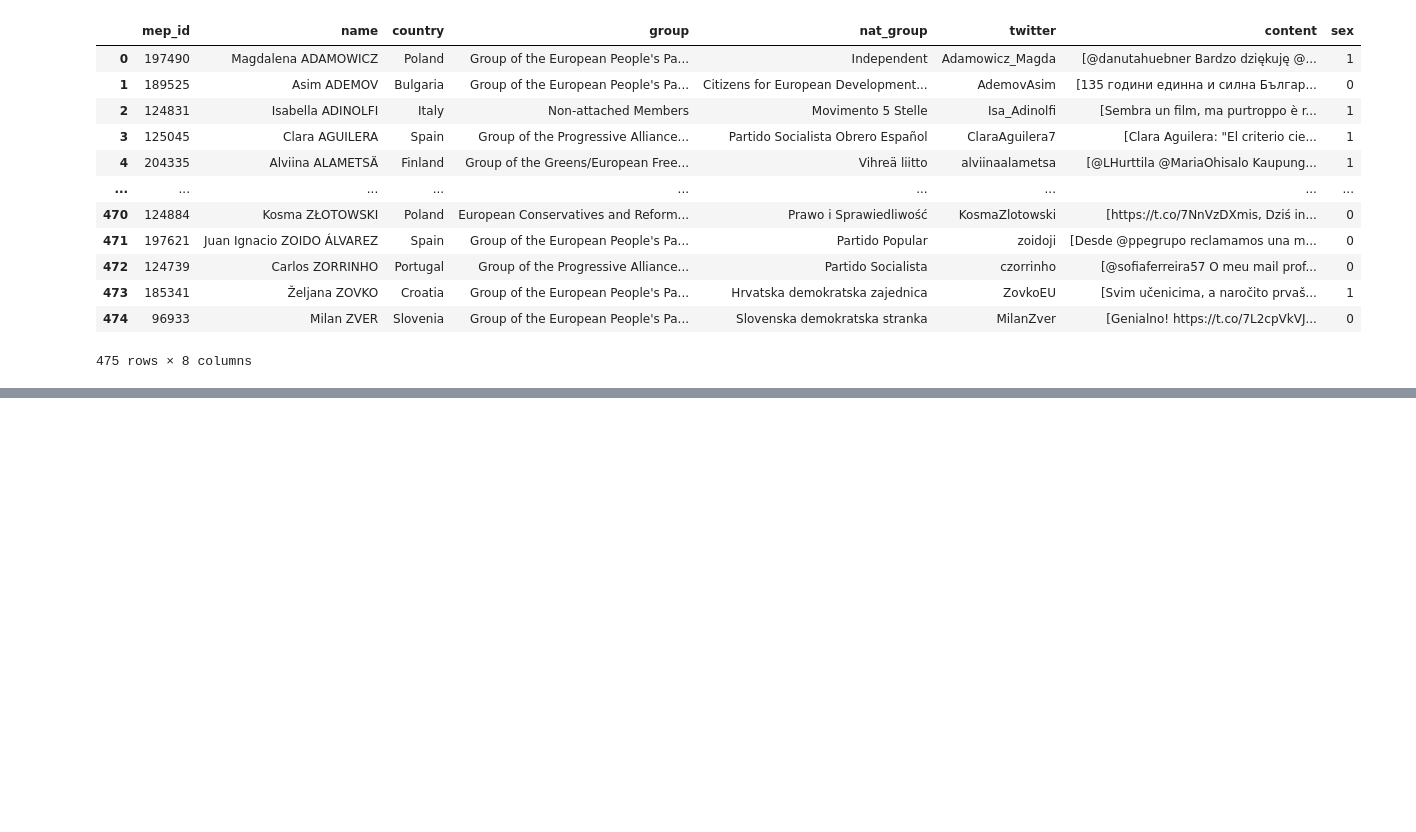
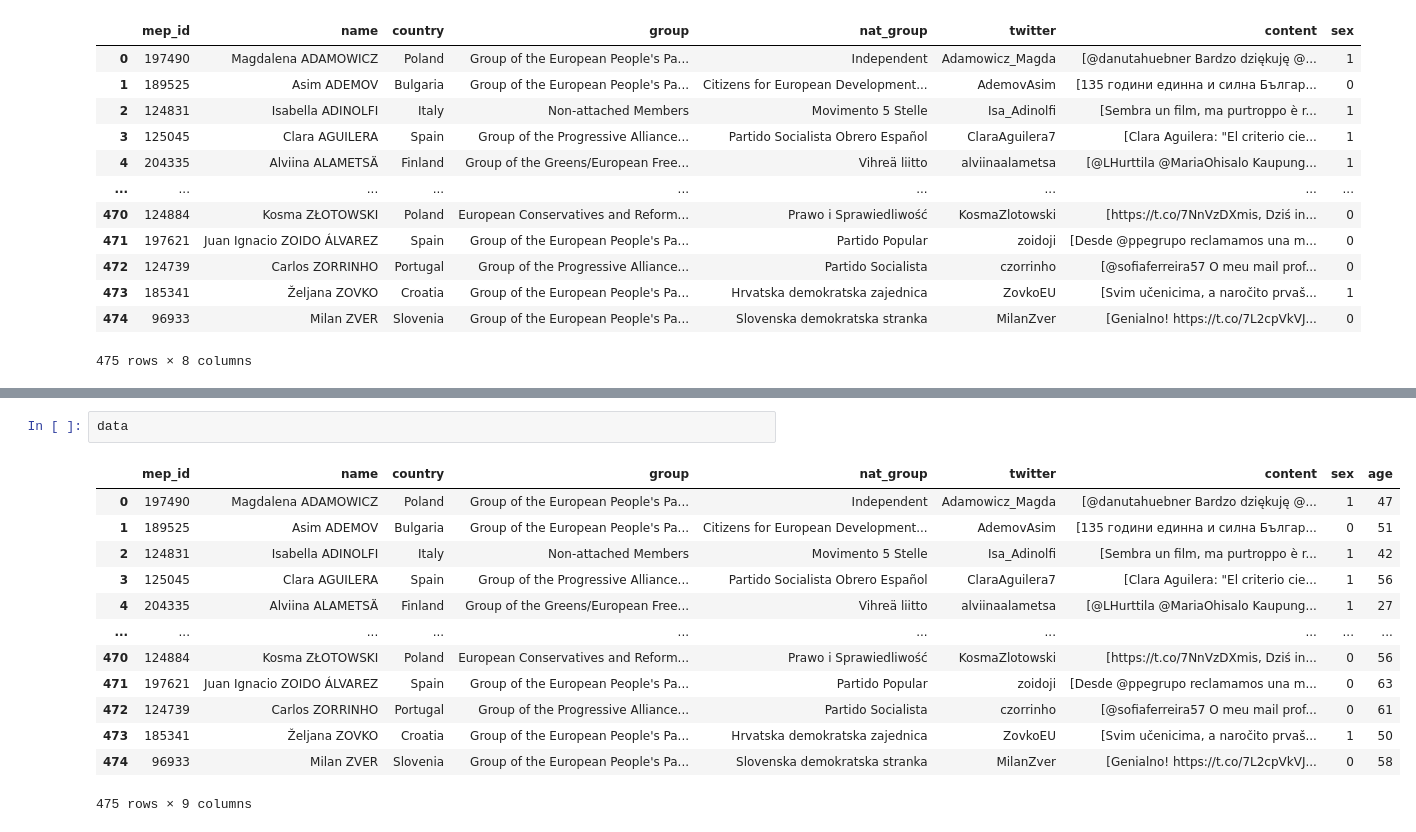
Before and after one commit to simonjpastor/delphes, a Jupyter notebook: notebooks/kiddbenji_notebooks/kiddbenji_encoding_sex_age.ipynb, the cells around one changed output, grey strips where cells are left out. Saved outputs shown, nothing was run; the diff lists cells and outputs as text; blank space fills up the shorter version.

```diff
--- a/notebooks/kiddbenji_notebooks/kiddbenji_encoding_sex_age.ipynb
+++ b/notebooks/kiddbenji_notebooks/kiddbenji_encoding_sex_age.ipynb
@@ -117,0 +184,16 @@ data
+# %%
+data
+# %% [output]
+|  | mep_id | name | country | group | nat_group | twitter | content | sex | age |
+| 0 | 197490 | Magdalena ADAMOWICZ | Poland | Group of the European People's Pa... | Independent | Adamowicz_Magda | [@danutahuebner Bardzo dziękuję @... | 1 | 47 |
+| 1 | 189525 | Asim ADEMOV | Bulgaria | Group of the European People's Pa... | Citizens for European Development... | AdemovAsim | [135 години единна и силна Българ... | 0 | 51 |
+| 2 | 124831 | Isabella ADINOLFI | Italy | Non-attached Members | Movimento 5 Stelle | Isa_Adinolfi | [Sembra un film, ma purtroppo è r... | 1 | 42 |
+| 3 | 125045 | Clara AGUILERA | Spain | Group of the Progressive Alliance... | Partido Socialista Obrero Español | ClaraAguilera7 | [Clara Aguilera: "El criterio cie... | 1 | 56 |
+| 4 | 204335 | Alviina ALAMETSÄ | Finland | Group of the Greens/European Free... | Vihreä liitto | alviinaalametsa | [@LHurttila @MariaOhisalo Kaupung... | 1 | 27 |
+| ... | ... | ... | ... | ... | ... | ... | ... | ... | ... |
+| 470 | 124884 | Kosma ZŁOTOWSKI | Poland | European Conservatives and Reform... | Prawo i Sprawiedliwość | KosmaZlotowski | [https://t.co/7NnVzDXmis, Dziś in... | 0 | 56 |
+| 471 | 197621 | Juan Ignacio ZOIDO ÁLVAREZ | Spain | Group of the European People's Pa... | Partido Popular | zoidoji | [Desde @ppegrupo reclamamos una m... | 0 | 63 |
+| 472 | 124739 | Carlos ZORRINHO | Portugal | Group of the Progressive Alliance... | Partido Socialista | czorrinho | [@sofiaferreira57 O meu mail prof... | 0 | 61 |
+| 473 | 185341 | Željana ZOVKO | Croatia | Group of the European People's Pa... | Hrvatska demokratska zajednica | ZovkoEU | [Svim učenicima, a naročito prvaš... | 1 | 50 |
+| 474 | 96933 | Milan ZVER | Slovenia | Group of the European People's Pa... | Slovenska demokratska stranka | MilanZver | [Genialno! https://t.co/7L2cpVkVJ... | 0 | 58 |
+475 rows × 9 columns
```
Also changed, not shown: parts of 6 cells of this notebook.
